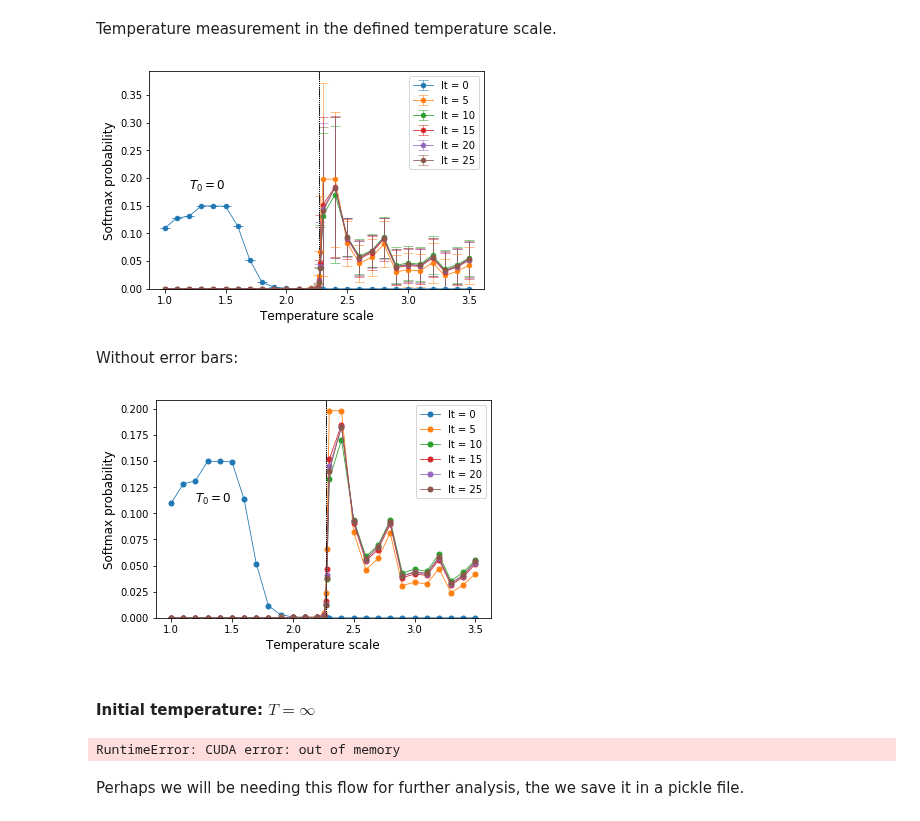
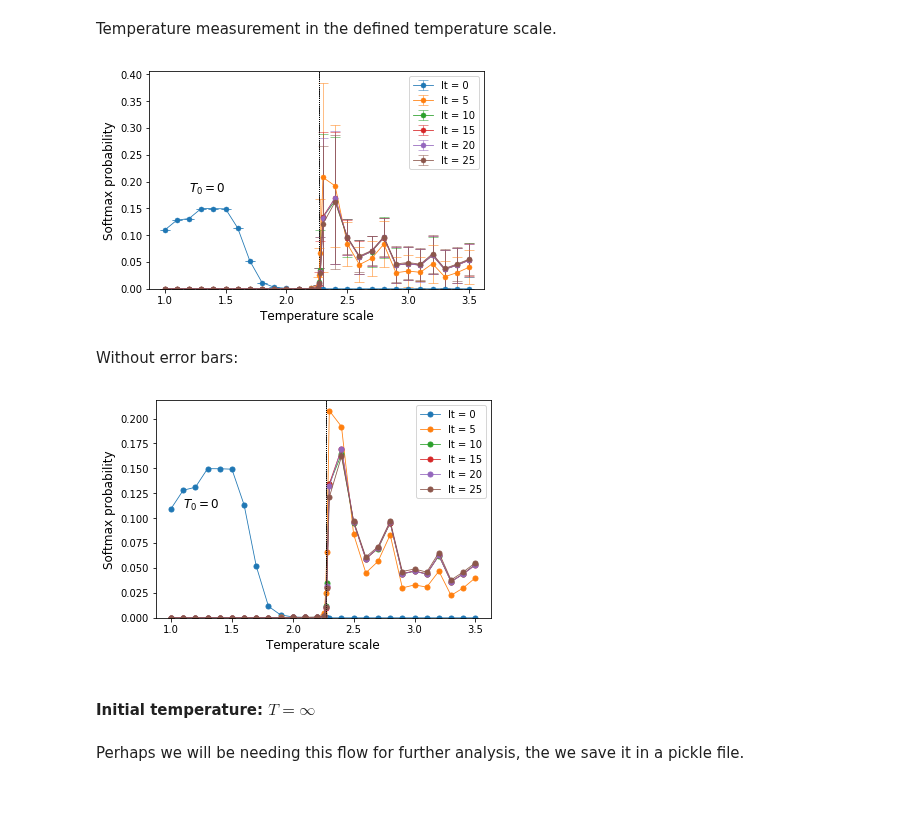
Before and after one commit to rodsveiga/rbm_flows_ising, a Jupyter notebook: main_discussion_L100.ipynb, the cells around one changed output. Saved outputs shown, nothing was run; the diff lists cells and outputs as text; code cells hidden in the pictures.

```diff
--- a/main_discussion_L100.ipynb
+++ b/main_discussion_L100.ipynb
@@ -37,10 +37,14 @@ def thermometer(flow_,
                 publication= False,
                 training_set= 'COMPLETE',
                 loc_legend= 'lower right',
-                NN_path= 'NN_trained_models/L100_NN_Ising2D_MC.pt'):
+                NN_path= 'NN_trained_models/L100_NN_Ising2D_MC.pt',
+                cpu= False):
 
     net = Net()
-    net = torch.load(NN_path)
+    if cpu:
+        net = torch.load(NN_path, map_location= 'cpu')
+    else:
+        net = torch.load(NN_path)
 
     if publication:
         plt.figure(figsize=(3.375, 0.678*3.375))
@@ -511,7 +558,7 @@ Method fit will construct states to the following temperatures:
 First we load the trained RBM model.
 # %%
 rbm = RBM()
-rbm = torch.load('RBM_trained_models/RBM_model_T_complete_nv10000_nh10000_lr1.0E-03_k1_bsize100_nepochs800.pt')
+rbm = torch.load('RBM_trained_models/RBM_model_T_complete_nv10000_nh10000_lr1.0E-03_k1_bsize100_nepochs2000.pt')
 # %% [markdown]
 For the sake of completeness, we take a look at the weights distribution.
 # %%
@@ -565,10 +612,17 @@ Perhaps we will be needing this flow for further analysis, the we save it in a p
 # %%
 with open('RBM_flows/rbm_flow_L100_ALL_Tin_zero_it040.pkl', 'wb') as f:
     pickle.dump(flow, f)
+# %%
+with open('RBM_flows/rbm_flow_L100_ALL_Tin_zero_it040.pkl', 'rb') as f:
+    flow = pickle.load(f)
 # %% [markdown]
 Note that we use a [CUDA tensor type](https://pytorch.org/docs/stable/cuda.html), which implements GPU computation. If a GPU is not available, one should just withdraw the `cuda()` method.
 # %%
 flow_ = [ x.cuda() for x in flow ]
+# %%
+flow_ = [ x.cpu() for x in flow ]
+del flow
+torch.cuda.empty_cache()
 # %% [markdown]
 Temperature measurement in the defined temperature scale.
 # %%
@@ -578,7 +632,7 @@ thermometer(flow_,
             x= 15,
             step= 5,
             Tzero= True,
-            x_text= 1.2,
+            x_text= 1.1,
             y_text= 0.18,
             publication= False,
             errorbar= True,
@@ -587,26 +641,26 @@ thermometer(flow_,
             training_set= 'COMPLETE',
             NN_path= 'NN_trained_models/L100_NN_Ising2D_MC.pt')
 # %% [output]
-[figure, old version]
+[figure, new version]
 # %% [markdown]
 Without error bars:
 # %%
 thermometer(flow_,
             ising_data,
             L= 100,
             x= 15,
             step= 5,
             Tzero= True,
-            x_text= 1.2,
+            x_text= 1.1,
             y_text= 0.11,
             publication= False,
             errorbar= False,
             save= False,
             loc_legend= 'upper right',
             training_set= 'COMPLETE',
             NN_path= 'NN_trained_models/L100_NN_Ising2D_MC.pt')
 # %% [output]
-[figure, old version]
+[figure, new version]
 # %% [markdown]
 #### Initial temperature: $T = \infty$
 # %%
@@ -629,8 +683,6 @@ for j in range(nstates - 1):
     v0 = torch.cat( ( v0, v0_.reshape(1, v0_.shape[0])), 0 )
 # %%
 flow = rbm.flow(n_it_flow= 40, vk= v0)
-# %% [output]
-RuntimeError: CUDA error: out of memory
 # %% [markdown]
 Perhaps we will be needing this flow for further analysis, the we save it in a pickle file.
 # %%
```
Also changed, not shown: parts of 26 cells of this notebook, 12 other files.
